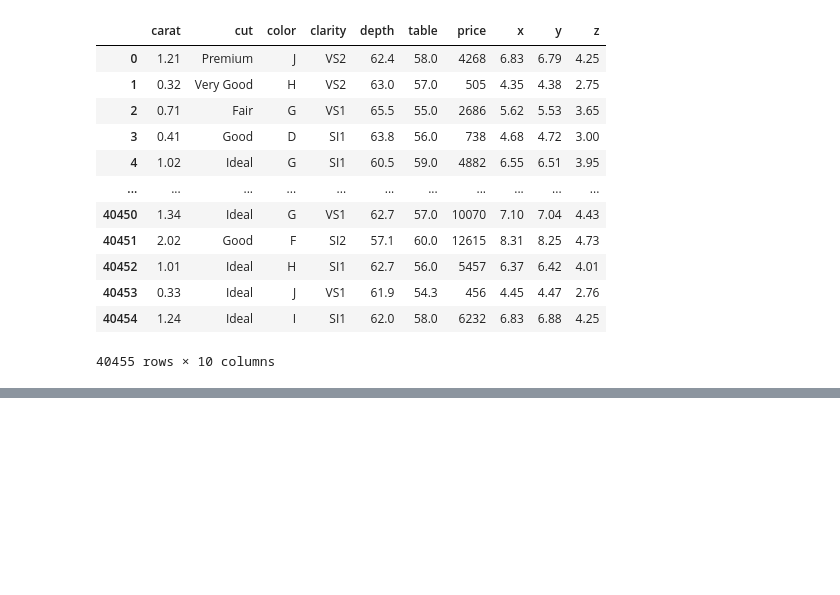
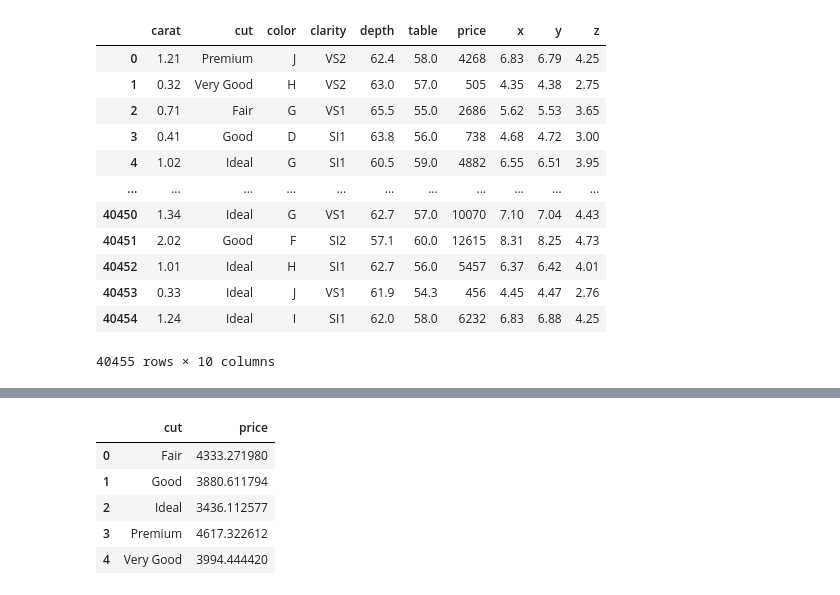
Before and after one commit to Dav3whit3/ih_datamadpt0420_project_m2, a Jupyter notebook: Pruebas.ipynb, the cells around one changed output, grey strips where cells are left out. Saved outputs shown, nothing was run; the diff lists cells and outputs as text; code cells hidden in the pictures; blank space fills up the shorter version.

```diff
--- a/Pruebas.ipynb
+++ b/Pruebas.ipynb
@@ -197,0 +77,10 @@ a
+# %%
+d = diamonds.groupby('cut').mean().reset_index()[['cut', 'price']]
+d
+# %% [output]
+|  | cut | price |
+| 0 | Fair | 4333.271980 |
+| 1 | Good | 3880.611794 |
+| 2 | Ideal | 3436.112577 |
+| 3 | Premium | 4617.322612 |
+| 4 | Very Good | 3994.444420 |
```
Also changed, not shown: parts of 23 cells of this notebook, 1 other file.
